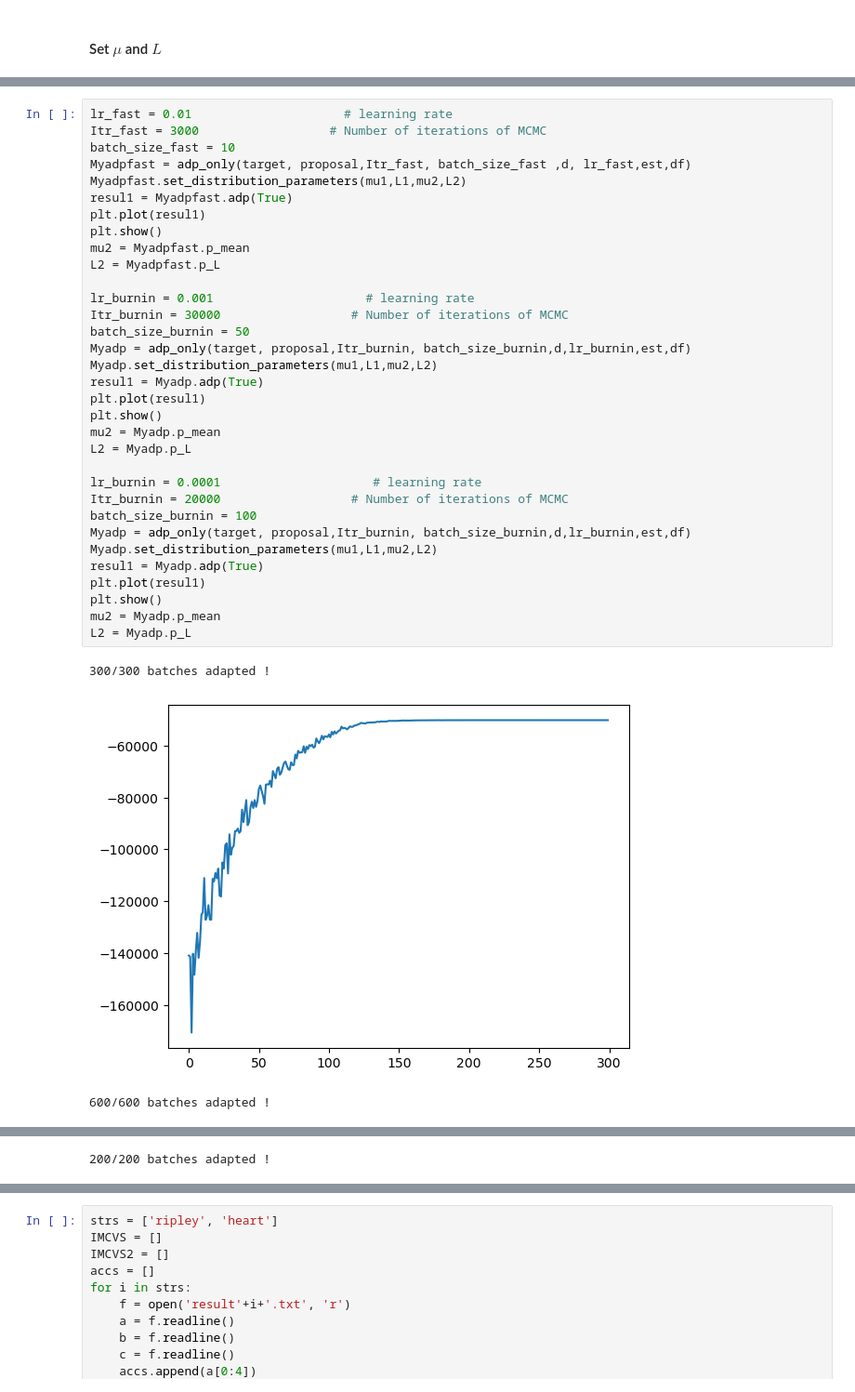
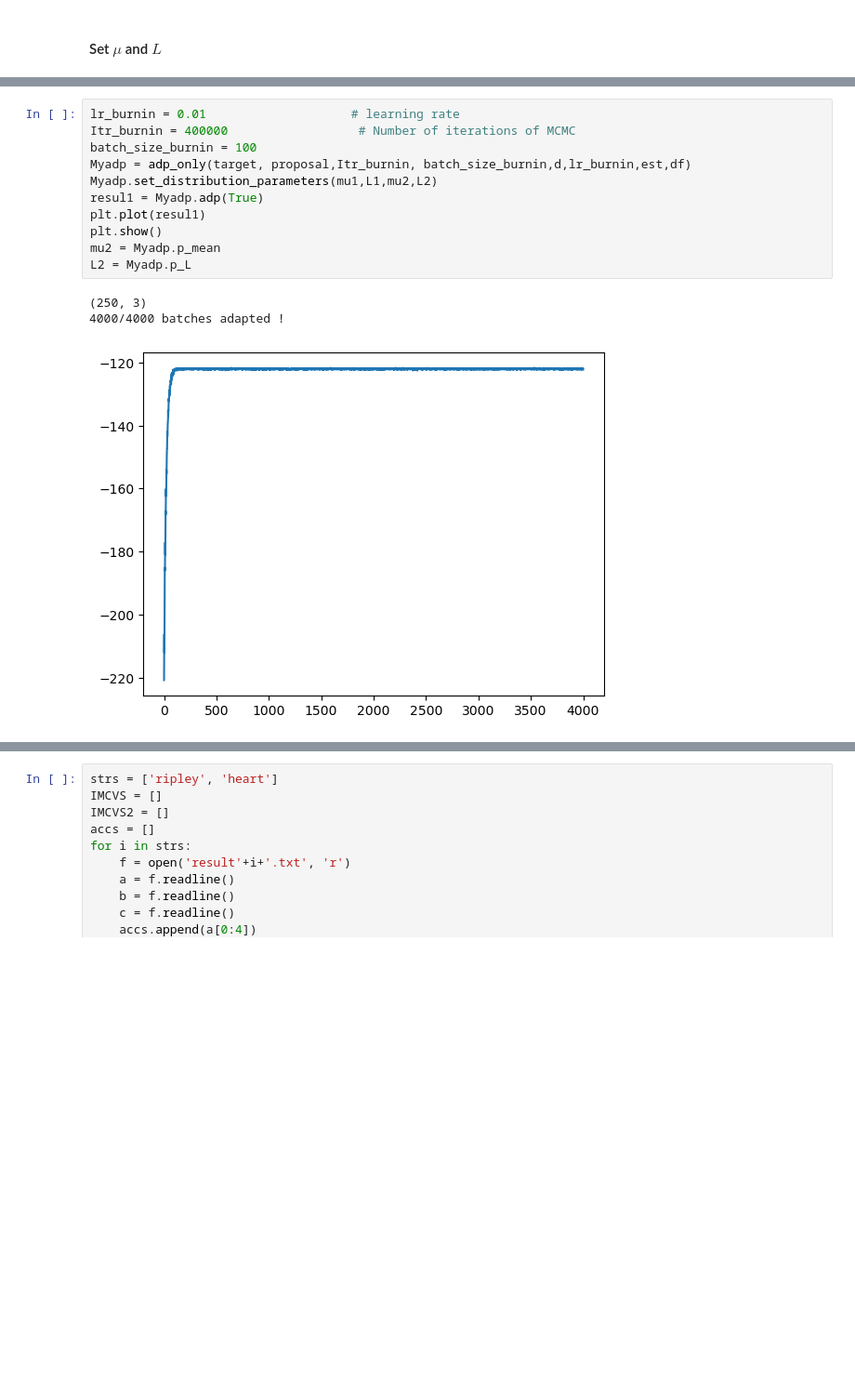
Before and after one commit to cliusir123/VRforIM, a Jupyter notebook: test_adp.ipynb, the cells around one changed output, grey strips where cells are left out. Shown at 93% size. Saved outputs shown, nothing was run; the diff lists cells and outputs as text; blank space fills up the shorter version.

```diff
--- a/test_adp.ipynb
+++ b/test_adp.ipynb
@@ -107,37 +81,15 @@ else:
 # %%
-lr_fast = 0.01                     # learning rate
-Itr_fast = 3000                  # Number of iterations of MCMC
-batch_size_fast = 10
-Myadpfast = adp_only(target, proposal,Itr_fast, batch_size_fast ,d, lr_fast,est,df)
-Myadpfast.set_distribution_parameters(mu1,L1,mu2,L2)
-resul1 = Myadpfast.adp(True)
-plt.plot(resul1)
-plt.show()
-mu2 = Myadpfast.p_mean
-L2 = Myadpfast.p_L
-
-lr_burnin = 0.001                     # learning rate
-Itr_burnin = 30000                  # Number of iterations of MCMC
-batch_size_burnin = 50
-Myadp = adp_only(target, proposal,Itr_burnin, batch_size_burnin,d,lr_burnin,est,df)
-Myadp.set_distribution_parameters(mu1,L1,mu2,L2)
-resul1 = Myadp.adp(True)
-plt.plot(resul1)
-plt.show()
-mu2 = Myadp.p_mean
-L2 = Myadp.p_L
-
-lr_burnin = 0.0001                     # learning rate
-Itr_burnin = 20000                  # Number of iterations of MCMC
+lr_burnin = 0.01                    # learning rate
+Itr_burnin = 400000                  # Number of iterations of MCMC
 batch_size_burnin = 100
 Myadp = adp_only(target, proposal,Itr_burnin, batch_size_burnin,d,lr_burnin,est,df)
 Myadp.set_distribution_parameters(mu1,L1,mu2,L2)
 resul1 = Myadp.adp(True)
 plt.plot(resul1)
 plt.show()
 mu2 = Myadp.p_mean
 L2 = Myadp.p_L
 # %% [output]
-300/300 batches adapted !
+(250, 3)
+4000/4000 batches adapted !
-[figure, old version]
+[figure, new version]
-600/600 batches adapted !
@@ -145 +95,0 @@ L2 = Myadp.p_L
-200/200 batches adapted !
```
Also changed, not shown: parts of 16 cells of this notebook, 39 other files.
